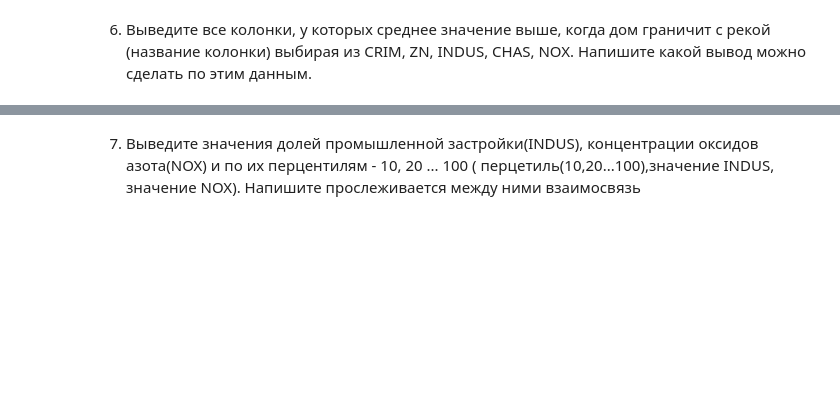
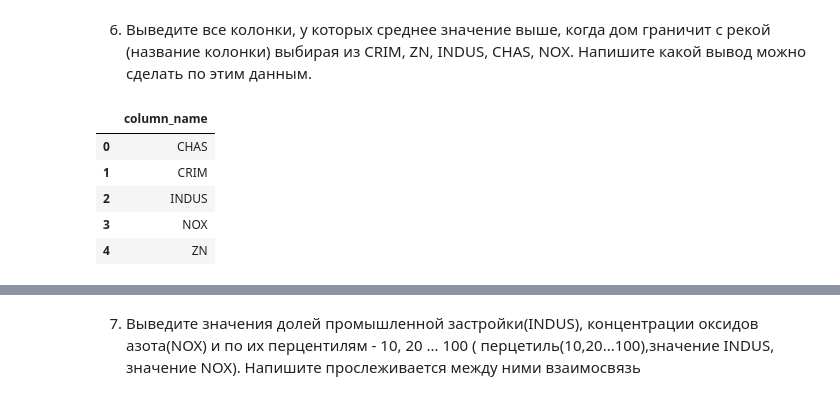
Before and after one commit to IvlevaAnna1/Hometasks, a Jupyter notebook: sql_2_HW_Ivleva_Anna.ipynb, the cells around one changed output, grey strips where cells are left out. Saved outputs shown, nothing was run; the diff lists cells and outputs as text; code cells hidden in the pictures; blank space fills up the shorter version.

```diff
--- a/sql_2_HW_Ivleva_Anna.ipynb
+++ b/sql_2_HW_Ivleva_Anna.ipynb
@@ -165,0 +257,68 @@ pd.read_sql(
+# %%
+
+pd.read_sql(
+    '''
+    select 'CRIM' as column_name from (
+    select *, lead(avg) over() as avg_river_border, row_number() over() as rn
+    from (
+    SELECT distinct round(avg(CRIM) over(),2) as avg
+    FROM boston
+    UNION
+    SELECT distinct round(avg(CRIM) over(),2) as avg
+    FROM boston
+    where chas = 1.0 ) t ) t1
+    where t1.rn = 1 and avg_river_border > avg
+UNION
+    select 'ZN' as column_name from (
+    select *, lead(avg) over() as avg_river_border, row_number() over() as rn
+    from (
+    SELECT distinct round(avg(ZN) over(),2) as avg
+    FROM boston
+    UNION
+    SELECT distinct round(avg(ZN) over(),2) as avg
+    FROM boston
+    where chas = 1.0 ) t ) t1
+    where t1.rn = 1 and avg_river_border > avg
+UNION
+    select 'INDUS' as column_name from (
+    select *, lead(avg) over() as avg_river_border, row_number() over() as rn
+    from (
+    SELECT distinct round(avg(INDUS) over(),2) as avg
+    FROM boston
+    UNION
+    SELECT distinct round(avg(INDUS) over(),2) as avg
+    FROM boston
+    where chas = 1.0 ) t ) t1
+    where t1.rn = 1 and avg_river_border > avg
+UNION
+    select 'CHAS' as column_name from (
+    select *, lead(avg) over() as avg_river_border, row_number() over() as rn
+    from (
+    SELECT distinct round(avg(CHAS) over(),2) as avg
+    FROM boston
+    UNION
+    SELECT distinct round(avg(CHAS) over(),2) as avg
+    FROM boston
+    where chas = 1.0 ) t ) t1
+    where t1.rn = 1 and avg_river_border > avg
+UNION
+    select 'NOX' as column_name from (
+    select *, lead(avg) over() as avg_river_border, row_number() over() as rn
+    from (
+    SELECT distinct round(avg(NOX) over(),2) as avg
+    FROM boston
+    UNION
+    SELECT distinct round(avg(NOX) over(),2) as avg
+    FROM boston
+    where chas = 1.0 ) t ) t1
+    where t1.rn = 1 and avg_river_border > avg
+    ''',
+    con,
+)
+# %% [output]
+|  | column_name |
+| 0 | CHAS |
+| 1 | CRIM |
+| 2 | INDUS |
+| 3 | NOX |
+| 4 | ZN |
```
Also changed, not shown: parts of 13 cells of this notebook.
